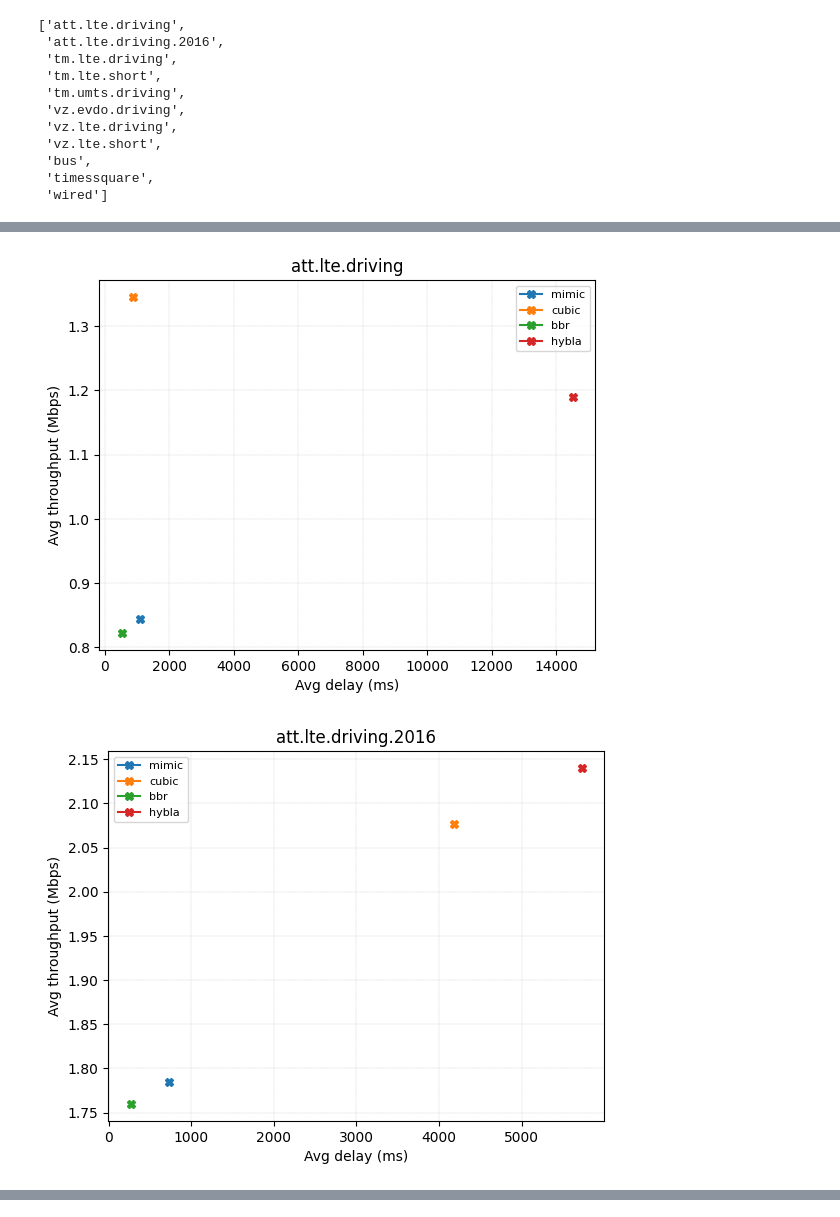
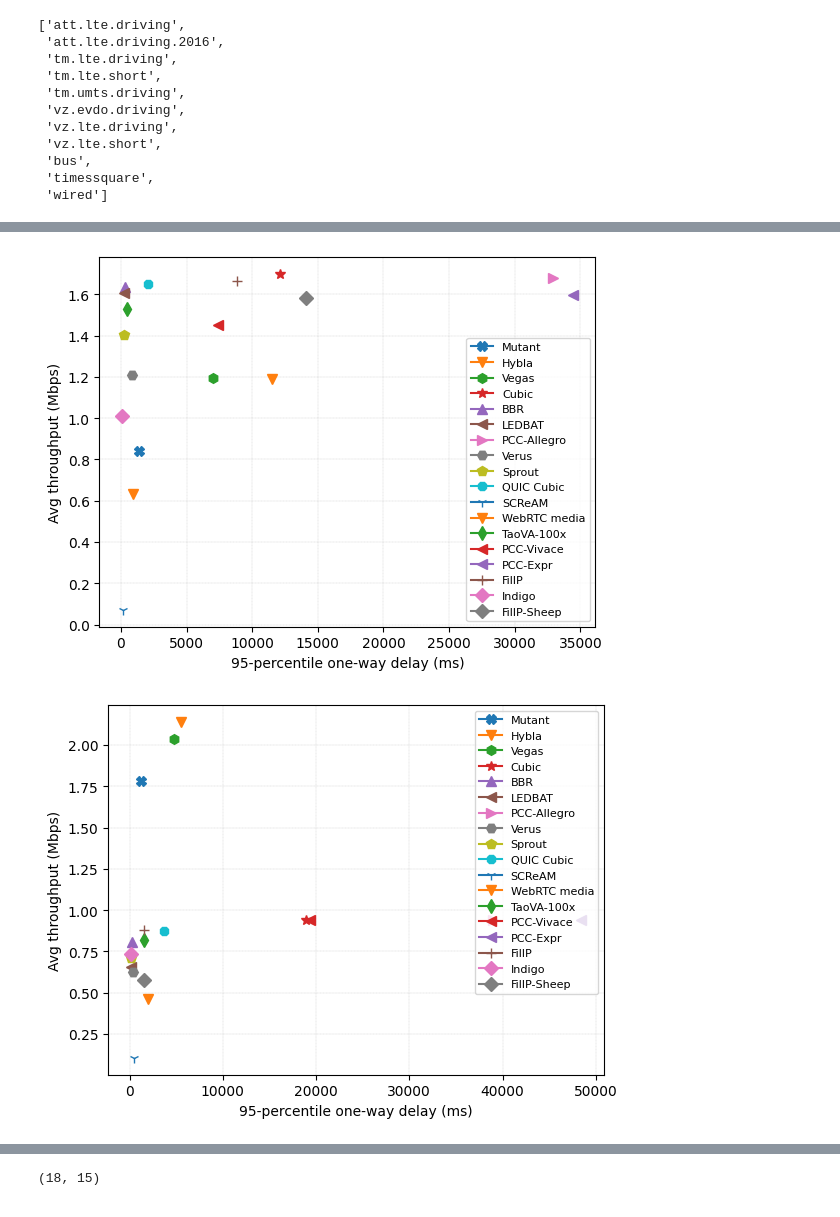
Before and after one commit to lorepap/mutant, a Jupyter notebook: analysis/notebook/mab_latency_vs_thruput.ipynb, the cells around one changed output, grey strips where cells are left out. Saved outputs shown, nothing was run; the diff lists cells and outputs as text; code cells hidden in the pictures.

```diff
--- a/analysis/notebook/mab_latency_vs_thruput.ipynb
+++ b/analysis/notebook/mab_latency_vs_thruput.ipynb
@@ -183,0 +206,20 @@ def get_metrics(config):
+# %%
+# Get Pantheon results
+
+path_to_results = "/home/lorenzo/Desktop/pantheon/results"
+pantheon_dict = {}
+pantheon_p_list = []
+
+for p in markers_json["schemes"].keys():
+    if not(p.startswith("mimic")):
+        print(p)
+        pantheon_p_list.append(p)
+
+p_tput_dict = {}
+p_delay_dict = {}
+for t in traces:
+    p_json = read_json_file(os.path.join(path_to_results, t, "pantheon_perf.json"))
+    for p in p_json.keys():
+        if p_json[p]:
+            p_tput_dict[(p, t)] = p_json[p]['1']['1']['tput']
+            p_delay_dict[(p, t)] = p_json[p]['1']['1']['delay']
@@ -185,6 +246,10 @@ def get_metrics(config):
 save = True
 import matplotlib.pyplot as plt
 import numpy as np
+
+
+markersize = 7
+
 for trace in traces:
 
     # Get mimic config
@@ -194,6 +259,7 @@ for trace in traces:
     cubic_config = read_json_file(os.path.join(iperf_test_dir_path, get_prot_config("cubic", trace)))
     bbr_config = read_json_file(os.path.join(iperf_test_dir_path, get_prot_config("bbr", trace)))
     hybla_config = read_json_file(os.path.join(iperf_test_dir_path, get_prot_config("hybla", trace)))
+    vegas_config = read_json_file(os.path.join(iperf_test_dir_path, get_prot_config("vegas", trace)))
     # random_config = read_json_file(get_config(f"{trace}.random_policy"))
 
     # Get metrics
@@ -201,58 +267,73 @@ for trace in traces:
     cubic_metrics_receiver = cubic_config['end']['streams'][0]['receiver']
     bbr_metrics_receiver = bbr_config['end']['streams'][0]['receiver']
     hybla_metrics_receiver = hybla_config['end']['streams'][0]['receiver']
+    vegas_metrics_receiver = vegas_config['end']['streams'][0]['sender']
     # random_metrics_receiver = random_config['end']['streams'][0]['receiver']
 
     mimic_metrics_sender = mimic_config['end']['streams'][0]['sender']
     cubic_metrics_sender = cubic_config['end']['streams'][0]['sender']
     bbr_metrics_sender = bbr_config['end']['streams'][0]['sender']
     hybla_metrics_sender = hybla_config['end']['streams'][0]['sender']
+    vegas_metrics_sender = vegas_config['end']['streams'][0]['sender']
     # random_metrics_sender = random_config['end']['streams'][0]['sender']
 
     #  Get latency
     # mimic_mean_rtt = mimic_metrics_sender['mean_rtt']
     # cubic_mean_rtt = cubic_metrics_sender['mean_rtt']
     # bbr_mean_rtt = bbr_metrics_sender['mean_rtt']
     # hybla_mean_rtt = hybla_metrics_sender['mean_rtt']
     # random_min_rtt = random_metrics_sender['mean_rtt']
     mimic_thruput, mimic_rtts, _, _ = get_metrics(mimic_config)
     cubic_thruput, cubic_rtts, _, _ = get_metrics(cubic_config)
     bbr_thruput, bbr_rtts, _, _ = get_metrics(bbr_config)
     hybla_thruput, hybla_rtts, _, _ = get_metrics(hybla_config)
+    vegas_thruput, vegas_rtts, _, _ = get_metrics(vegas_config)
 
-    mimic_delay_95_perc = np.percentile(mimic_rtts, 95)
-    cubic_delay_95_perc = np.percentile(cubic_rtts, 95)
-    bbr_delay_95_perc = np.percentile(bbr_rtts, 95)
-    hybla_delay_95_perc = np.percentile(hybla_rtts, 95)
+    # one-way delay
+    mimic_delay_95_perc = np.percentile(mimic_rtts, 95)/2
+    cubic_delay_95_perc = np.percentile(cubic_rtts, 95)/2
+    bbr_delay_95_perc = np.percentile(bbr_rtts, 95)/2
+    hybla_delay_95_perc = np.percentile(hybla_rtts, 95)/2
+    vegas_delay_95_perc = np.percentile(vegas_rtts, 95)/2
 
-    mimic_delay_95_perc = np.mean(mimic_rtts)
-    cubic_delay_95_perc = np.mean(cubic_rtts)
-    bbr_delay_95_perc = np.mean(bbr_rtts)
-    hybla_delay_95_perc = np.mean(hybla_rtts)
+    # mimic_delay_95_perc = np.mean(mimic_rtts)
+    # cubic_delay_95_perc = np.mean(cubic_rtts)
+    # bbr_delay_95_perc = np.mean(bbr_rtts)
+    # hybla_delay_95_perc = np.mean(hybla_rtts)
 
     # random_thruput = random_metrics_receiver['bits_per_second']*10**(-6)
 
     # Plot
+    markers = markers_json["schemes"]
     fig, ax = plt.subplots()
-    ax.plot(mimic_delay_95_perc, mimic_thruput, marker='X', label=f'mimic')
+    ax.plot(mimic_delay_95_perc, mimic_thruput, marker='X', label=f'Mutant', markersize=markersize)
     # ax.plot(random_min_rtt, random_thruput, marker='o', label='mimic-random')
-    ax.plot(cubic_delay_95_perc, cubic_thruput, marker='X', label='cubic')
-    ax.plot(bbr_delay_95_perc, bbr_thruput, marker='X', label='bbr')
-    ax.plot(hybla_delay_95_perc, hybla_thruput, marker='X', label='hybla')
+    # ax.plot(cubic_delay_95_perc, cubic_thruput, marker=markers["cubic"]["marker"], label=markers['cubic']["name"], markersize=10)
+    # ax.plot(bbr_delay_95_perc, bbr_thruput, marker=markers["bbr"]["marker"], label=markers["bbr"]["name"])
+    ax.plot(hybla_delay_95_perc, hybla_thruput, marker=markers["hybla"]["marker"], label=markers["hybla"]["name"], markersize=markersize)
+    ax.plot(vegas_delay_95_perc, vegas_thruput, marker=markers["vegas"]["marker"], label=markers["vegas"]["name"], markersize=markersize)
+
+
+    # Add Pantheon results
+    for p in pantheon_p_list:
+        if p not in ["vegas", "copa", "hybla"]:
+            tput = p_tput_dict[(p, trace)]
+            delay = p_delay_dict[(p, trace)]
+            ax.plot(delay, tput, marker=markers[p]["marker"], label=markers[p]["name"], markersize=markersize)
 
     # set axis labels and legend
-    ax.set_title(trace)
-    ax.set_xlabel('Avg delay (ms)', fontsize=10)
+    # ax.set_title(trace)
+    ax.set_xlabel('95-percentile one-way delay (ms)', fontsize=10)
     ax.set_ylabel('Avg throughput (Mbps)', fontsize=10)
     ax.legend(fontsize=8)
     plt.grid(linestyle='--', linewidth=0.2)
 
     if save:
-        filename = f"mab.{policy}.{trace}.thruput_vs_avg_delay.png"
+        filename = f"mab.{policy}.{trace}.thruput_vs_95-perc_delay_baselines.png"
         plt.savefig(os.path.join(path_to_plot_dir, filename))
 
     # show plot
     plt.show()
 # %% [output]
-[figure, old version]
+[figure, new version]
-[figure, old version]
+[figure, new version]
@@ -267,0 +453,4 @@ for trace in traces:
+# %%
+len(pw_ratios), len(prots)
+# %% [output]
+(18, 15)
```
Also changed, not shown: parts of 7 cells of this notebook, 2 other files.
